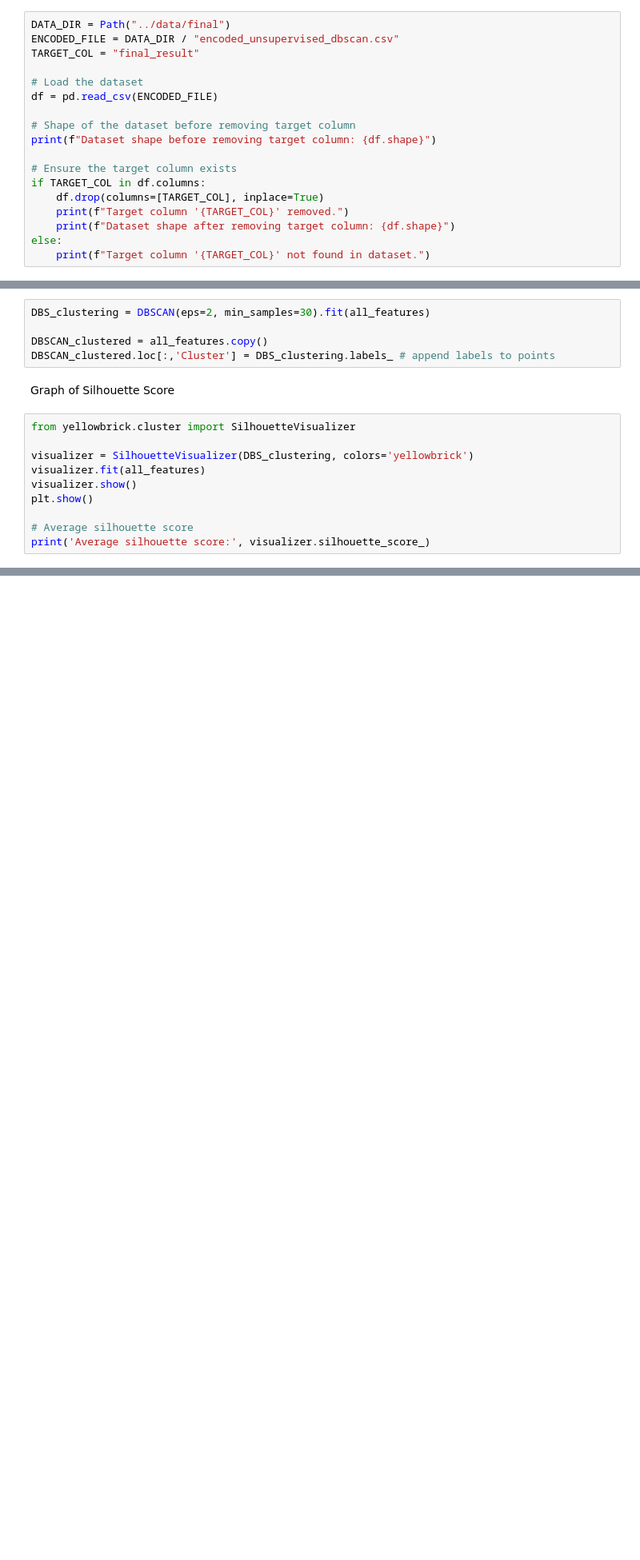
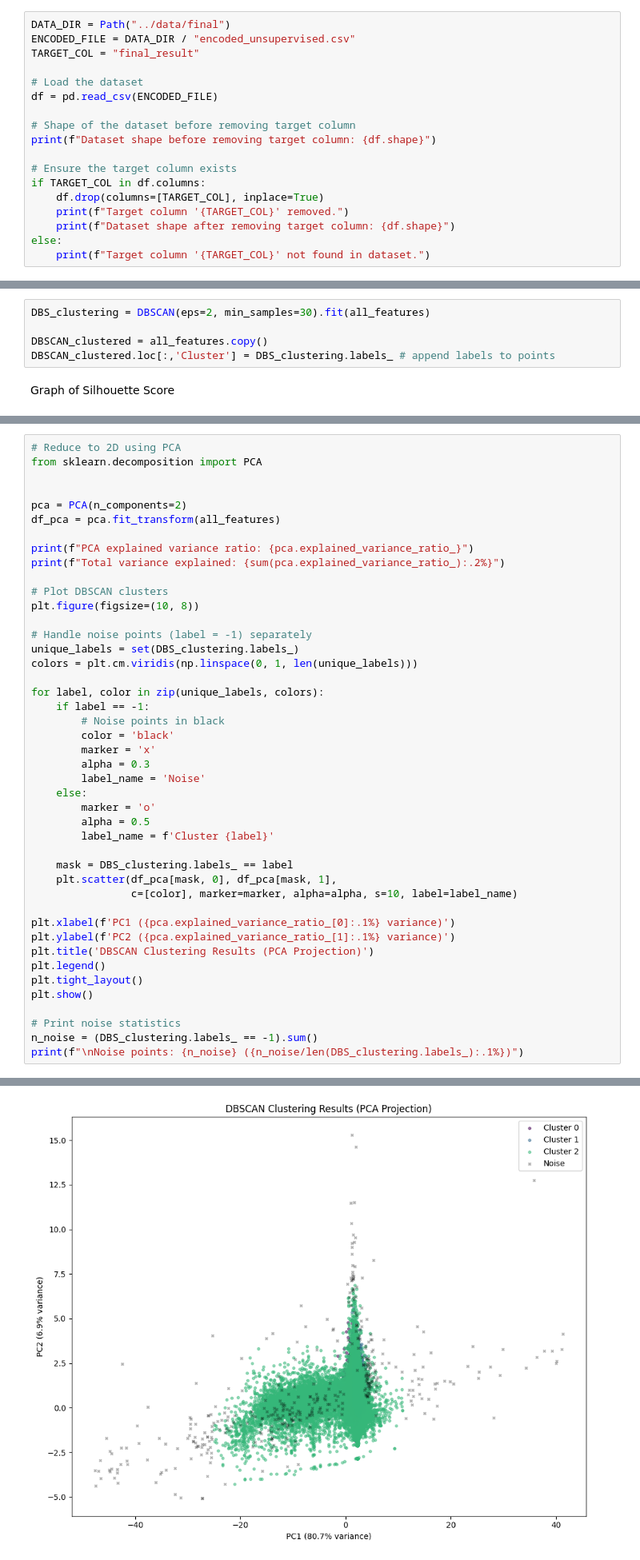
Before and after one commit to Lithika-Ramesh/data-mining, a Jupyter notebook: models/Clustering.ipynb, the cells around one changed output, grey strips where cells are left out. Shown at 80% size. Saved outputs shown, nothing was run; the diff lists cells and outputs as text; blank space fills up the shorter version.

```diff
--- a/models/Clustering.ipynb
+++ b/models/Clustering.ipynb
@@ -16,7 +16,7 @@ from pathlib import Path
 In this section, raw data will be read, overviewed and checked if any cleaning is required.
 # %%
 DATA_DIR = Path("../data/final")
-ENCODED_FILE = DATA_DIR / "encoded_unsupervised_dbscan.csv"
+ENCODED_FILE = DATA_DIR / "encoded_unsupervised.csv"
 TARGET_COL = "final_result"
 
 # Load the dataset
@@ -199,13 +266,3 @@ DBSCAN_clustered = all_features.copy()
 DBSCAN_clustered.loc[:,'Cluster'] = DBS_clustering.labels_ # append labels to points
 # %% [markdown]
 Graph of Silhouette Score
-# %%
-from yellowbrick.cluster import SilhouetteVisualizer
-
-visualizer = SilhouetteVisualizer(DBS_clustering, colors='yellowbrick')
-visualizer.fit(all_features)
-visualizer.show()
-plt.show()
-
-# Average silhouette score
-print('Average silhouette score:', visualizer.silhouette_score_)
@@ -213,0 +269,45 @@ ModuleNotFoundError: No module named 'distutils'
+# %%
+# Reduce to 2D using PCA
+from sklearn.decomposition import PCA
+
+
+pca = PCA(n_components=2)
+df_pca = pca.fit_transform(all_features)
+
+print(f"PCA explained variance ratio: {pca.explained_variance_ratio_}")
+print(f"Total variance explained: {sum(pca.explained_variance_ratio_):.2%}")
+
+# Plot DBSCAN clusters
+plt.figure(figsize=(10, 8))
+
+# Handle noise points (label = -1) separately
+unique_labels = set(DBS_clustering.labels_)
+colors = plt.cm.viridis(np.linspace(0, 1, len(unique_labels)))
+
+for label, color in zip(unique_labels, colors):
+    if label == -1:
+        # Noise points in black
+        color = 'black'
+        marker = 'x'
+        alpha = 0.3
+        label_name = 'Noise'
+    else:
+        marker = 'o'
+        alpha = 0.5
+        label_name = f'Cluster {label}'
+
+    mask = DBS_clustering.labels_ == label
+    plt.scatter(df_pca[mask, 0], df_pca[mask, 1],
+                c=[color], marker=marker, alpha=alpha, s=10, label=label_name)
+
+plt.xlabel(f'PC1 ({pca.explained_variance_ratio_[0]:.1%} variance)')
+plt.ylabel(f'PC2 ({pca.explained_variance_ratio_[1]:.1%} variance)')
+plt.title('DBSCAN Clustering Results (PCA Projection)')
+plt.legend()
+plt.tight_layout()
+plt.show()
+
+# Print noise statistics
+n_noise = (DBS_clustering.labels_ == -1).sum()
+print(f"\nNoise points: {n_noise} ({n_noise/len(DBS_clustering.labels_):.1%})")
+# %% [output]
@@ -213,0 +316 @@ ModuleNotFoundError: No module named 'distutils'
+[figure, added]
```
Also changed, not shown: parts of 6 cells of this notebook.
